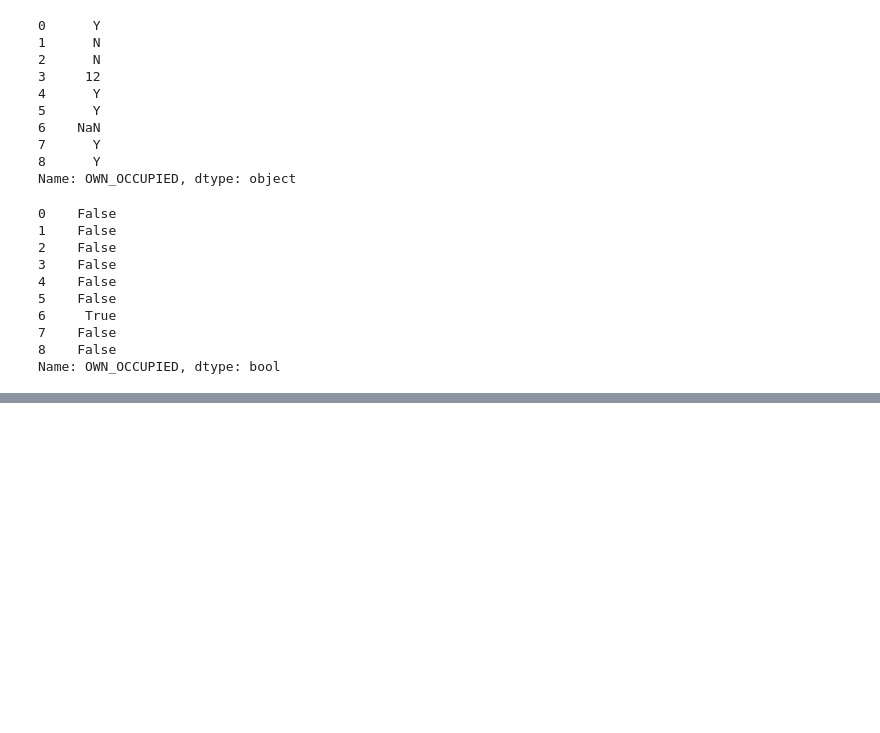
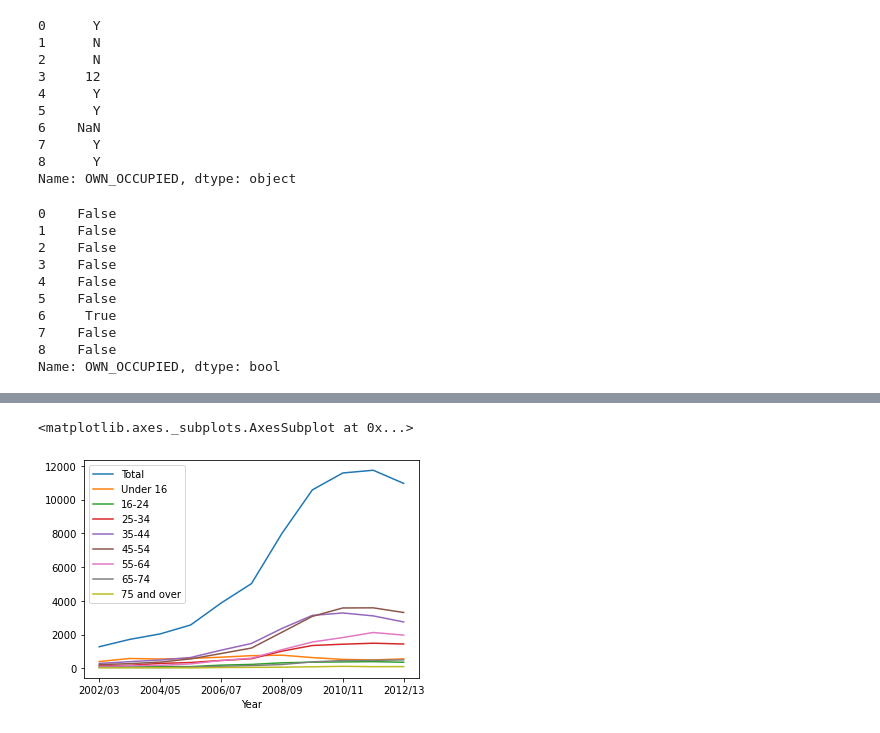
Before and after one commit to pramudityad/h8-48, a Jupyter notebook: sec6.ipynb, the cells around one changed output, grey strips where cells are left out. Cells and saved outputs as stored; diff of their text form; code cells hidden in the pictures; blank space fills up the shorter version.

```diff
--- a/sec6.ipynb
+++ b/sec6.ipynb
@@ -170,0 +196,3 @@ dtype: int64
+# %%
+data_age = data.parse(u'7.2', skiprows=4, skipfooter=14)
+data_age.head()
@@ -170,0 +206,6 @@ dtype: int64
+# %%
+data_age.rename(columns={u'Unnamed: 0': u'Year'}, inplace=True)
+# %%
+data_age.dropna(inplace=True)
+# %%
+data_age.set_index('Year', inplace=True)
@@ -170,0 +222,5 @@ dtype: int64
+# %%
+data_age.plot()
+# %% [output]
+<matplotlib.axes._subplots.AxesSubplot at 0x...>
+[figure, added]
```
Also changed, not shown: parts of 37 cells of this notebook, 12 other files.
